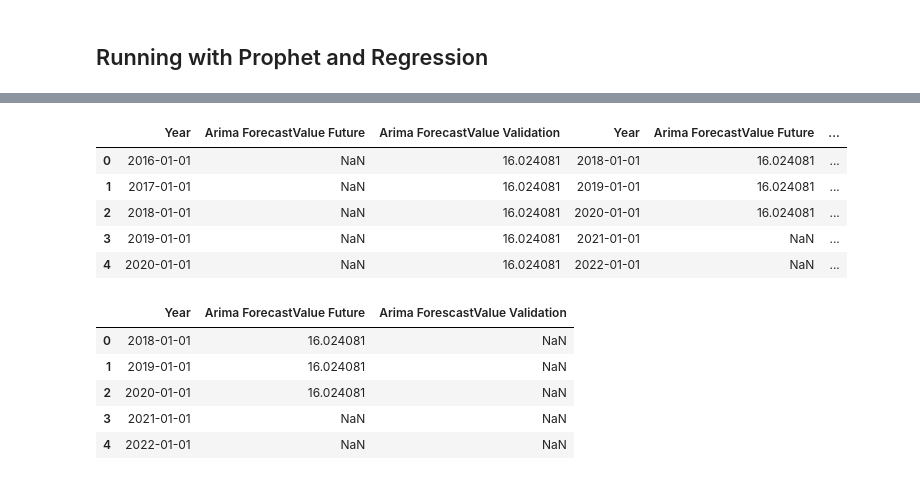
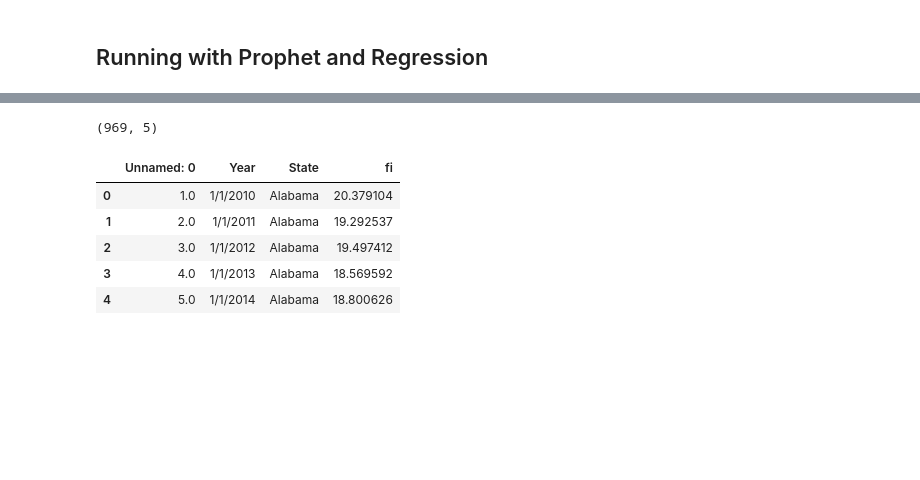
Before and after one commit to RyanCMcDonald/lancelot_group_project, a Jupyter notebook: 06_times_series.ipynb, the cells around one changed output, grey strips where cells are left out. Drawn from its saved outputs; the diff is of its cells as text; code cells hidden in the pictures; blank space fills up the shorter version.

Commit message:
finished time series notebook univariate

```diff
--- a/06_times_series.ipynb
+++ b/06_times_series.ipynb
@@ -721,0 +923,4 @@ INFO:fbprophet:n_changepoints greater than number of observations. Using 7.
+# %%
+final_forecasts.shape
+# %% [output]
+(969, 5)
@@ -721,0 +932,2 @@ INFO:fbprophet:n_changepoints greater than number of observations. Using 7.
+# %%
+df_data = pd.read_csv('./data/time_series/hor_states.csv')
@@ -722,18 +936,9 @@ INFO:fbprophet:n_changepoints greater than number of observations. Using 7.
 # %%
-df_fcast1.head()
+df_data.head()
 # %% [output]
-|  | Year | Arima ForecastValue Future | Arima ForecastValue Validation | Year | Arima ForecastValue Future | ... |
-| 0 | 2016-01-01 | NaN | 16.024081 | 2018-01-01 | 16.024081 | ... |
-| 1 | 2017-01-01 | NaN | 16.024081 | 2019-01-01 | 16.024081 | ... |
-| 2 | 2018-01-01 | NaN | 16.024081 | 2020-01-01 | 16.024081 | ... |
-| 3 | 2019-01-01 | NaN | 16.024081 | 2021-01-01 | NaN | ... |
-| 4 | 2020-01-01 | NaN | 16.024081 | 2022-01-01 | NaN | ... |
+|  | Unnamed: 0 | Year | State | fi |
+| 0 | 1.0 | 1/1/2010 | Alabama | 20.379104 |
+| 1 | 2.0 | 1/1/2011 | Alabama | 19.292537 |
+| 2 | 3.0 | 1/1/2012 | Alabama | 19.497412 |
+| 3 | 4.0 | 1/1/2013 | Alabama | 18.569592 |
+| 4 | 5.0 | 1/1/2014 | Alabama | 18.800626 |
-# %%
-df_fcast2.head()
-# %% [output]
-|  | Year | Arima ForecastValue Future | Arima ForescastValue Validation |
-| 0 | 2018-01-01 | 16.024081 | NaN |
-| 1 | 2019-01-01 | 16.024081 | NaN |
-| 2 | 2020-01-01 | 16.024081 | NaN |
-| 3 | 2021-01-01 | NaN | NaN |
-| 4 | 2022-01-01 | NaN | NaN |
```
Also changed, not shown: parts of 26 cells of this notebook, 7 other files.
